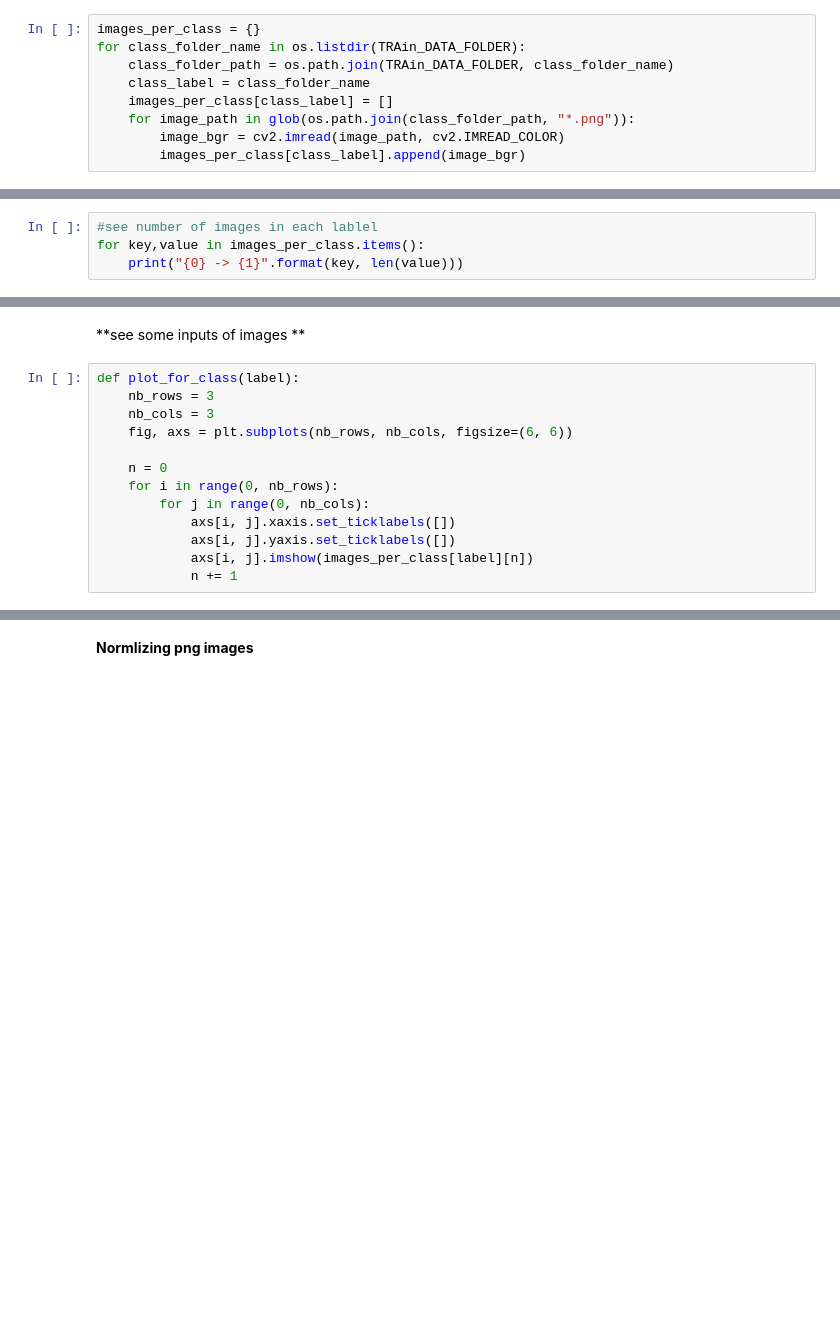
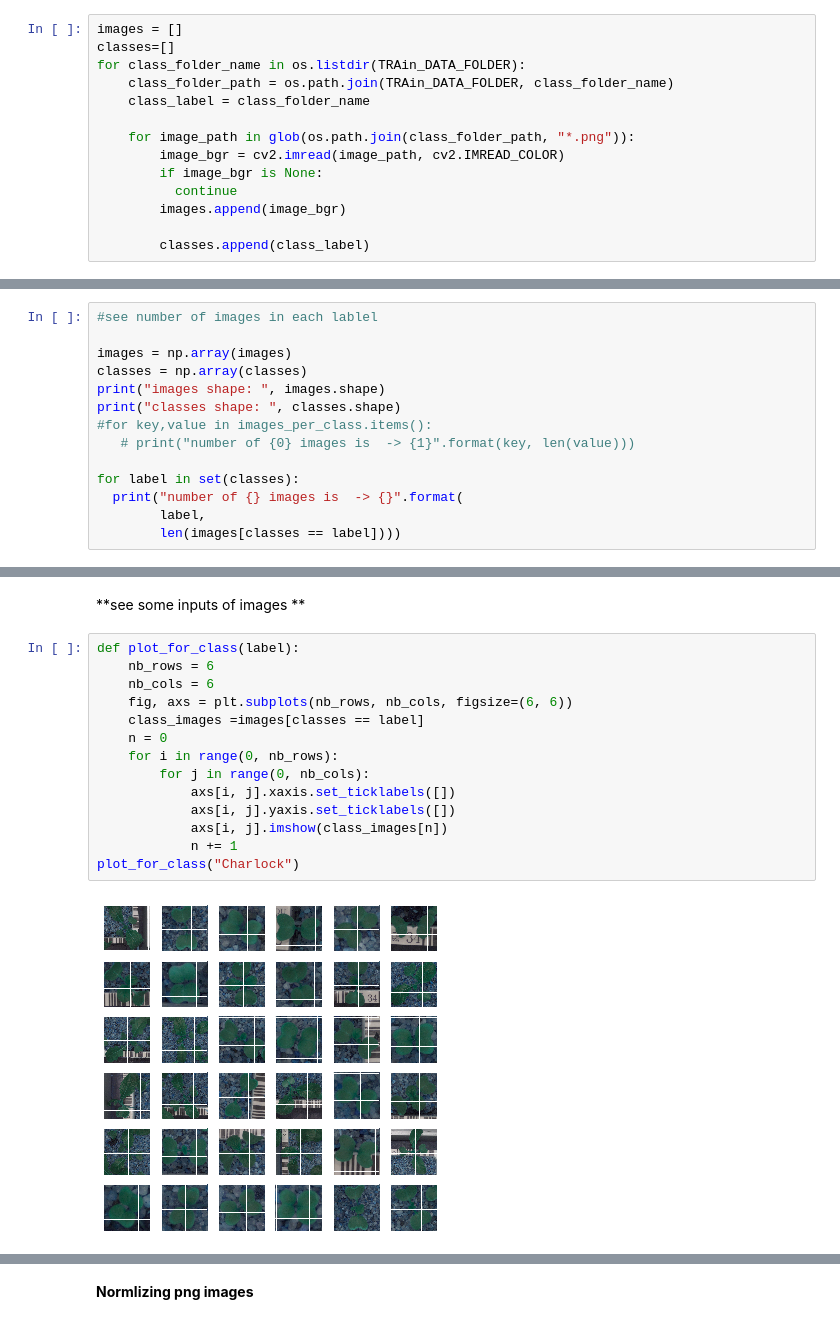
Before and after one commit to Nourahussein/Plant-seedling-classification, a Jupyter notebook: FINAL_seedling.ipynb, the cells around one changed output, grey strips where cells are left out. Cells and saved outputs as stored; diff of their text form; blank space fills up the shorter version.

```diff
--- a/FINAL_seedling.ipynb
+++ b/FINAL_seedling.ipynb
@@ -106,11 +132,16 @@ TRAin_DATA_FOLDER= "train"
 # %% [markdown]
 **Read images**
 # %%
-images_per_class = {}
+images = []
+classes=[]
 for class_folder_name in os.listdir(TRAin_DATA_FOLDER):
     class_folder_path = os.path.join(TRAin_DATA_FOLDER, class_folder_name)
     class_label = class_folder_name
-    images_per_class[class_label] = []
+
     for image_path in glob(os.path.join(class_folder_path, "*.png")):
         image_bgr = cv2.imread(image_path, cv2.IMREAD_COLOR)
-        images_per_class[class_label].append(image_bgr)
+        if image_bgr is None:
+          continue
+        images.append(image_bgr)
+
+        classes.append(class_label)
@@ -119,5 +157,15 @@ for class_folder_name in os.listdir(TRAin_DATA_FOLDER):
 # %%
 #see number of images in each lablel
-for key,value in images_per_class.items():
-    print("{0} -> {1}".format(key, len(value)))
+
+images = np.array(images)
+classes = np.array(classes)
+print("images shape: ", images.shape)
+print("classes shape: ", classes.shape)
+#for key,value in images_per_class.items():
+   # print("number of {0} images is  -> {1}".format(key, len(value)))
+
+for label in set(classes):
+  print("number of {} images is  -> {}".format(
+        label,
+        len(images[classes == label])))
 # %% [output]
@@ -137,14 +187,17 @@ Fat Hen -> 475
 **see some inputs of images **
 # %%
 def plot_for_class(label):
-    nb_rows = 3
-    nb_cols = 3
+    nb_rows = 6
+    nb_cols = 6
     fig, axs = plt.subplots(nb_rows, nb_cols, figsize=(6, 6))
-
+    class_images =images[classes == label]
     n = 0
     for i in range(0, nb_rows):
         for j in range(0, nb_cols):
             axs[i, j].xaxis.set_ticklabels([])
             axs[i, j].yaxis.set_ticklabels([])
-            axs[i, j].imshow(images_per_class[label][n])
+            axs[i, j].imshow(class_images[n])
             n += 1
+plot_for_class("Charlock")
+# %% [output]
+[figure, added]
```
Also changed, not shown: parts of 28 cells of this notebook.
